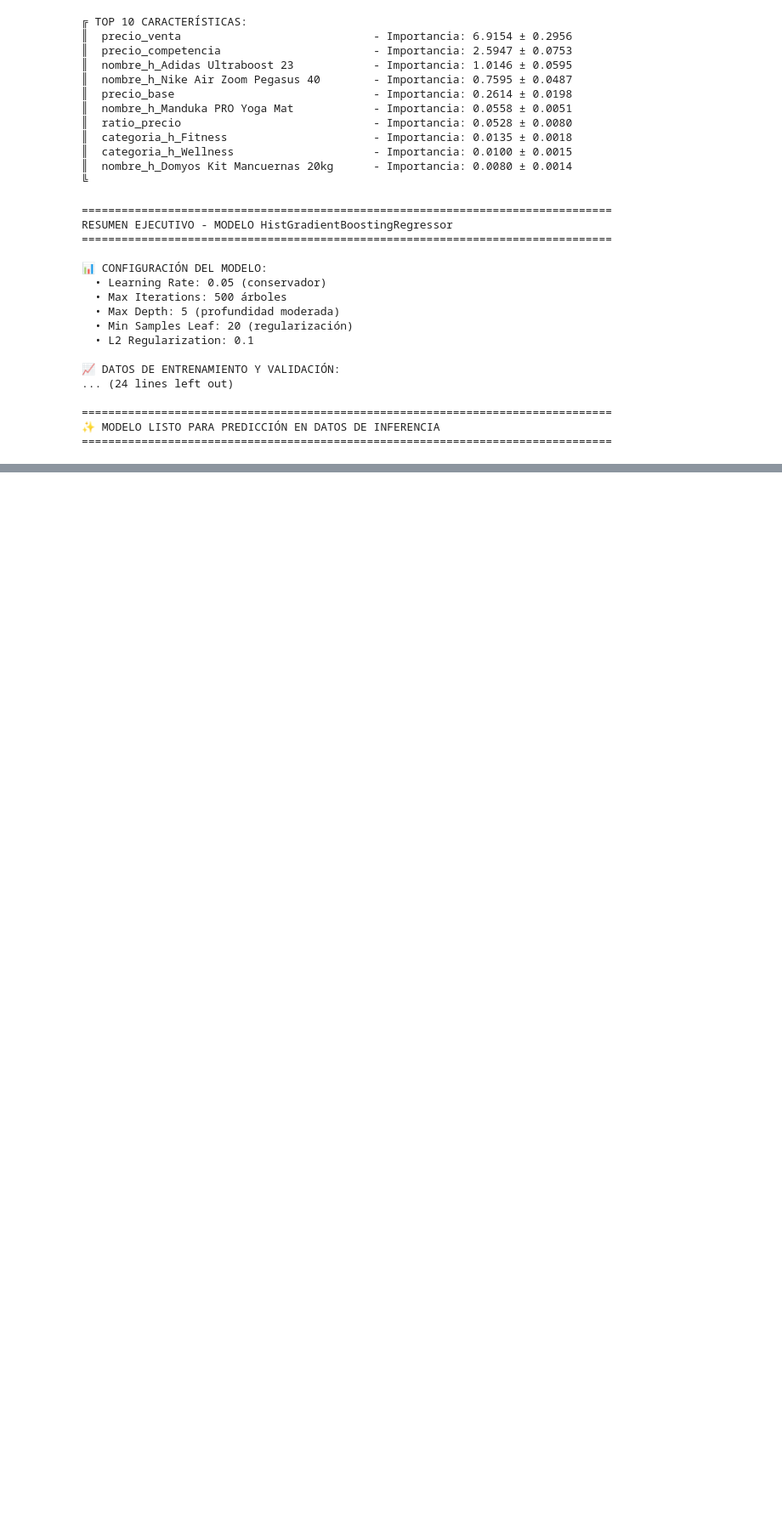
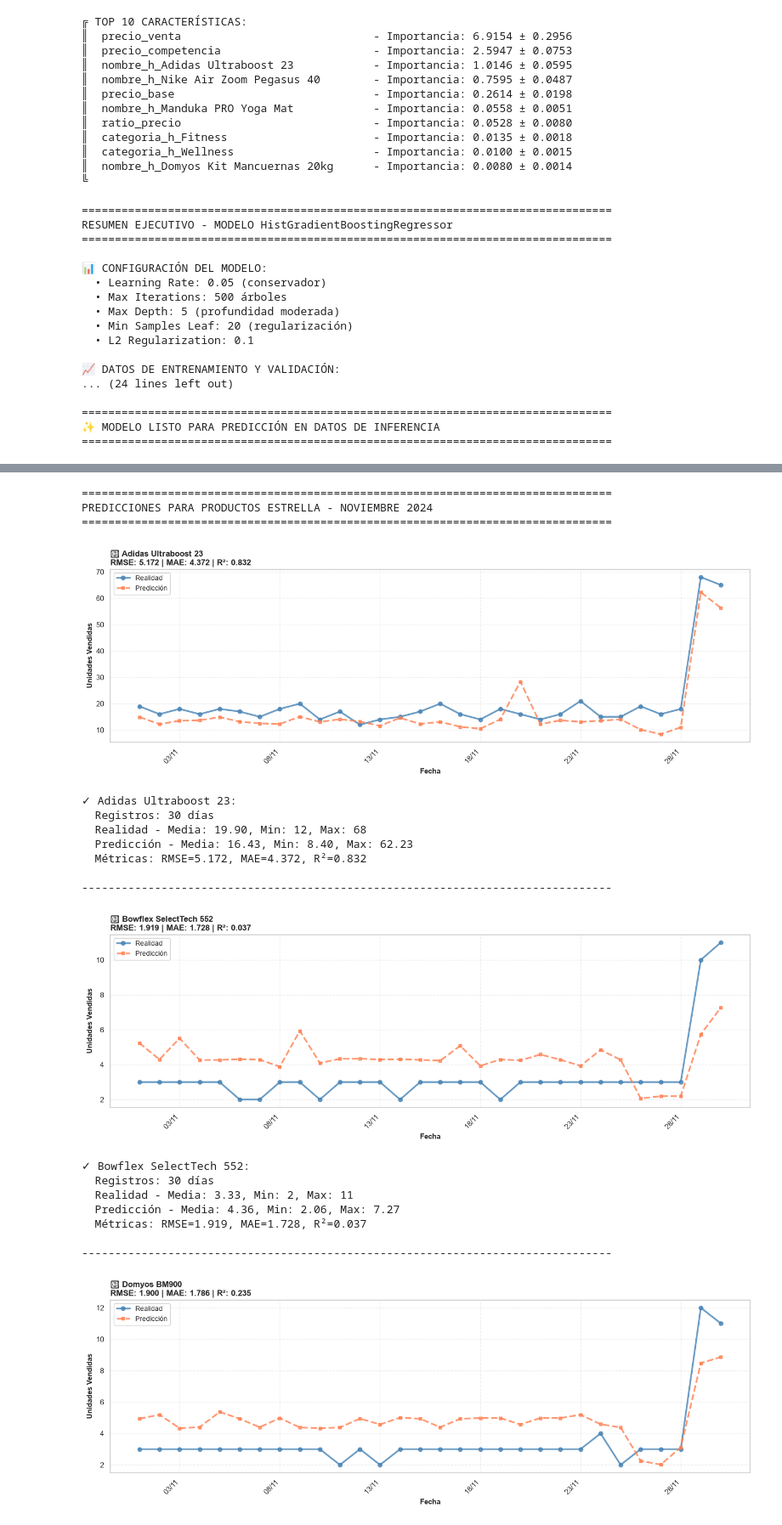
Before and after one commit to giralrez/Proyecto-Forecasting-retail-DS, a Jupyter notebook: notebooks/entrenamiento.ipynb, the cells around one changed output, grey strips where cells are left out. Shown at 85% size. Drawn from its saved outputs; the diff is of its cells as text; code cells hidden in the pictures; blank space fills up the shorter version.

```diff
--- a/notebooks/entrenamiento.ipynb
+++ b/notebooks/entrenamiento.ipynb
@@ -1089,3 +1089,21 @@ RESUMEN EJECUTIVO - MODELO HistGradientBoostingRegressor
 ================================================================================
 ✨ MODELO LISTO PARA PREDICCIÓN EN DATOS DE INFERENCIA
 ================================================================================
+# %%
+# 9. Predicciones para productos estrella en noviembre 2024
+import matplotlib.pyplot as plt
+import matplotlib.dates as mdates
+
+# Filtrar datos de noviembre 2024 del dataframe original
+df_nov_2024 = df[(df['fecha'].dt.year == 2024) & (df['fecha'].dt.month == 11)].copy()
+
+# Identificar productos estrella (es_estrella == 1)
+# Necesitamos buscar en el dataframe original aquellos productos que tienen es_estrella==1
+productos_estrella = df_nov_2024[df_nov_2024['es_estrella'] == 1]['nombre'].unique()
+
+print(f'✓ Datos de Noviembre 2024 disponibles: {len(df_nov_2024)} registros')
+print(f'✓ Productos estrella encontrados: {len(productos_estrella)}')
+print(f'\n📌 PRODUCTOS ESTRELLA EN NOVIEMBRE 2024:')
+for i, producto in enumerate(productos_estrella, 1):
+    cantidad_registros = len(df_nov_2024[df_nov_2024['nombre'] == producto])
+    print(f'  {i}. {producto} ({cantidad_registros} registros)')
@@ -1091,0 +1169,35 @@ RESUMEN EJECUTIVO - MODELO HistGradientBoostingRegressor
+# %%
+
+print('\n' + '='*80)
+print('PREDICCIONES PARA PRODUCTOS ESTRELLA - NOVIEMBRE 2024')
+print('='*80)
+
+lista_productos = sorted(productos_estrella)
+resultados_productos = []  # aquí se van guardando las métricas de cada uno
+
+for producto in lista_productos:
+    resultados_productos.append(
+        graficar_producto_estrella(producto, df_nov_2024, predictoras, hist_gbr)
+    )
+    print('\n' + '-'*80 + '\n')  # separador visual entre productos
+# %% [output]
+================================================================================
+PREDICCIONES PARA PRODUCTOS ESTRELLA - NOVIEMBRE 2024
+================================================================================
+[figure, added]
+✓ Adidas Ultraboost 23:
+  Registros: 30 días
+  Realidad - Media: 19.90, Min: 12, Max: 68
+  Predicción - Media: 16.43, Min: 8.40, Max: 62.23
+  Métricas: RMSE=5.172, MAE=4.372, R²=0.832
+
+--------------------------------------------------------------------------------
+[figure, added]
+✓ Bowflex SelectTech 552:
+  Registros: 30 días
+  Realidad - Media: 3.33, Min: 2, Max: 11
+  Predicción - Media: 4.36, Min: 2.06, Max: 7.27
+  Métricas: RMSE=1.919, MAE=1.728, R²=0.037
+
+--------------------------------------------------------------------------------
+[figure, added]
```
Also changed, not shown: parts of 8 cells of this notebook.
